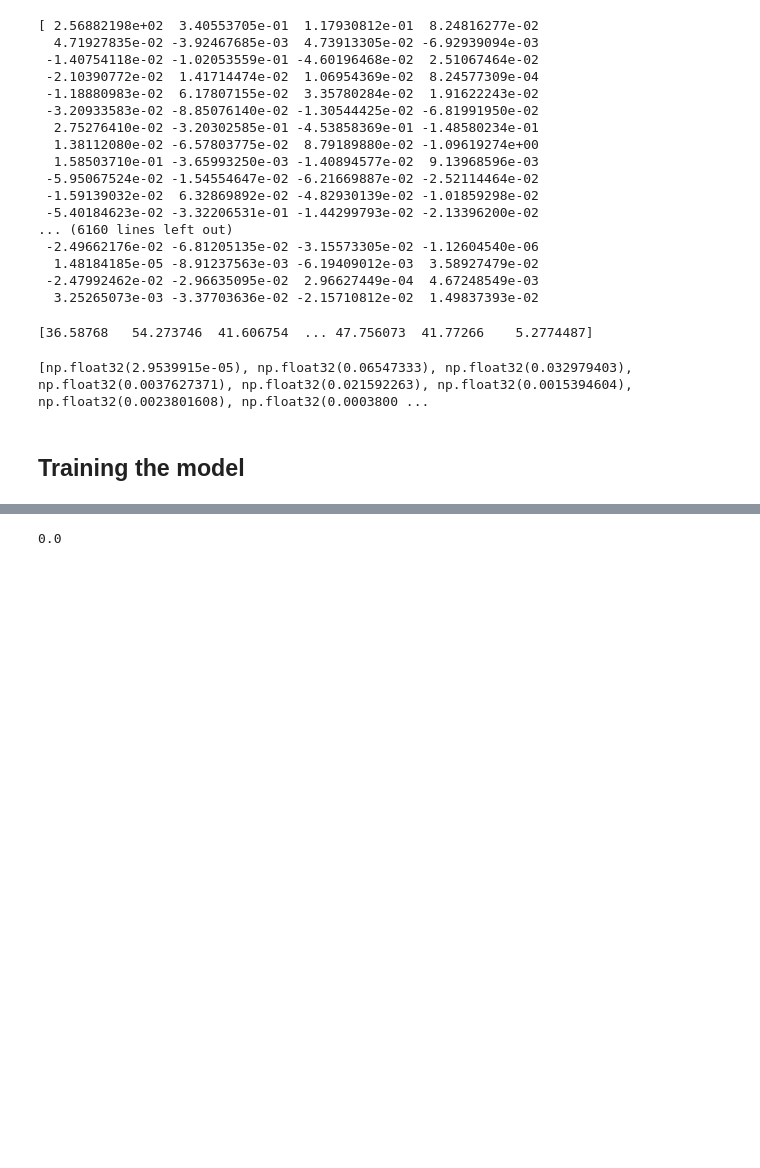
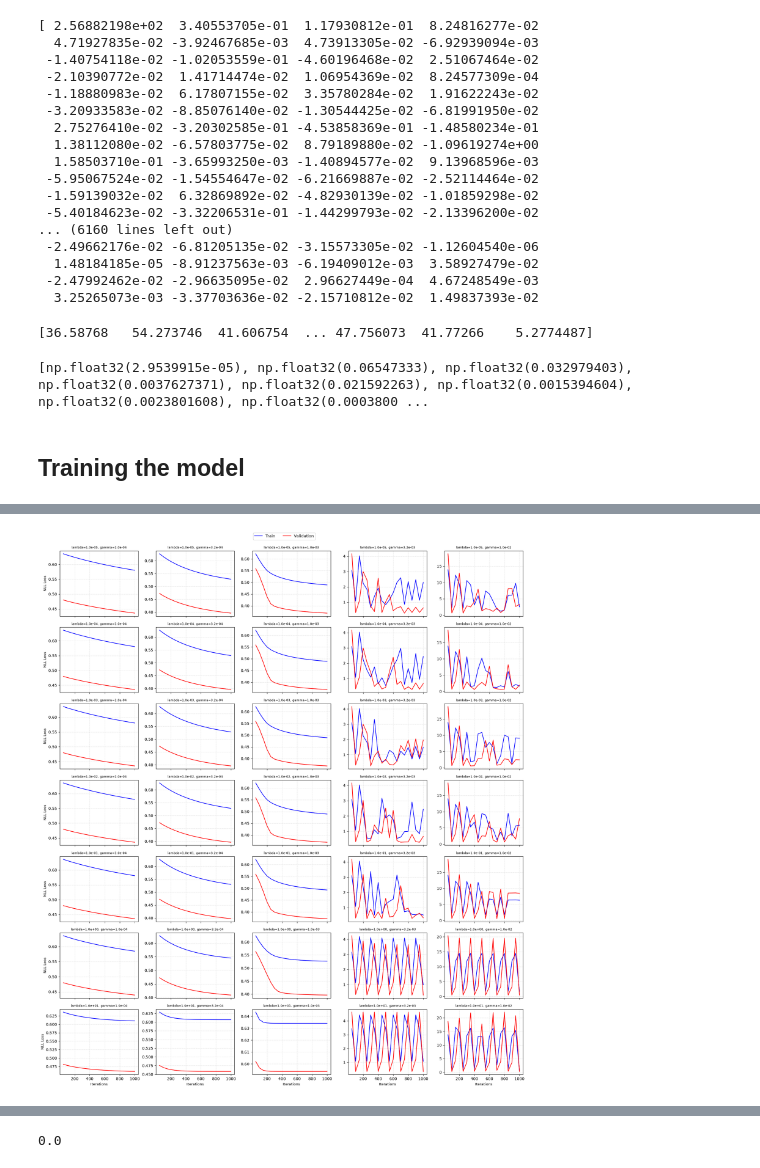
Before and after one commit to floribau/ml-project1, a Jupyter notebook: run.ipynb, the cells around one changed output, grey strips where cells are left out. Drawn from its saved outputs; the diff is of its cells as text; code cells hidden in the pictures; blank space fills up the shorter version.

```diff
--- a/run.ipynb
+++ b/run.ipynb
@@ -592,0 +618,33 @@ f1_score(y_val_logistic, predict, pos_label=1)
+# %%
+iterations = np.arange(checkpoint, max_iters + 1, checkpoint)
+
+# Create a grid of subplots (rows: lambda, cols: gamma)
+fig, axes = plt.subplots(
+    n_lambdas, n_gammas, figsize=(n_gammas * 3.5, n_lambdas * 2.8), sharex=True, sharey=False
+)
+
+for i, lambda_ in enumerate(lambda_values):
+    for j, gamma in enumerate(gamma_values):
+        ax = axes[i, j]
+
+        # Plot train and val loss curves over iterations
+        ax.plot(iterations, train_losses_grid_search[i, j, :], label="Train", color="blue", linewidth=1.5)
+        ax.plot(iterations, val_losses_grid_search[i, j, :], label="Validation", color="red", linewidth=1.5)
+        # Annotate each subplot with hyperparameter values
+        ax.set_title(f"lambda={lambda_:.1e}, gamma={gamma:.1e}", fontsize=8)
+        ax.grid(True, linestyle=":", alpha=0.6)
+
+# Label outer axes to avoid clutter
+for ax in axes[-1, :]:
+    ax.set_xlabel("Iterations", fontsize=9)
+for ax in axes[:, 0]:
+    ax.set_ylabel("NLL Loss", fontsize=9)
+
+# Add a single shared legend for the whole grid
+handles, labels = axes[0, 0].get_legend_handles_labels()
+fig.legend(handles, labels, loc="upper center", ncol=2, bbox_to_anchor=(0.5, 1.02), fontsize=10)
+
+plt.tight_layout()
+plt.show()
+# %% [output]
+[figure, added]
```
Also changed, not shown: parts of 33 cells of this notebook, 1 other file.
